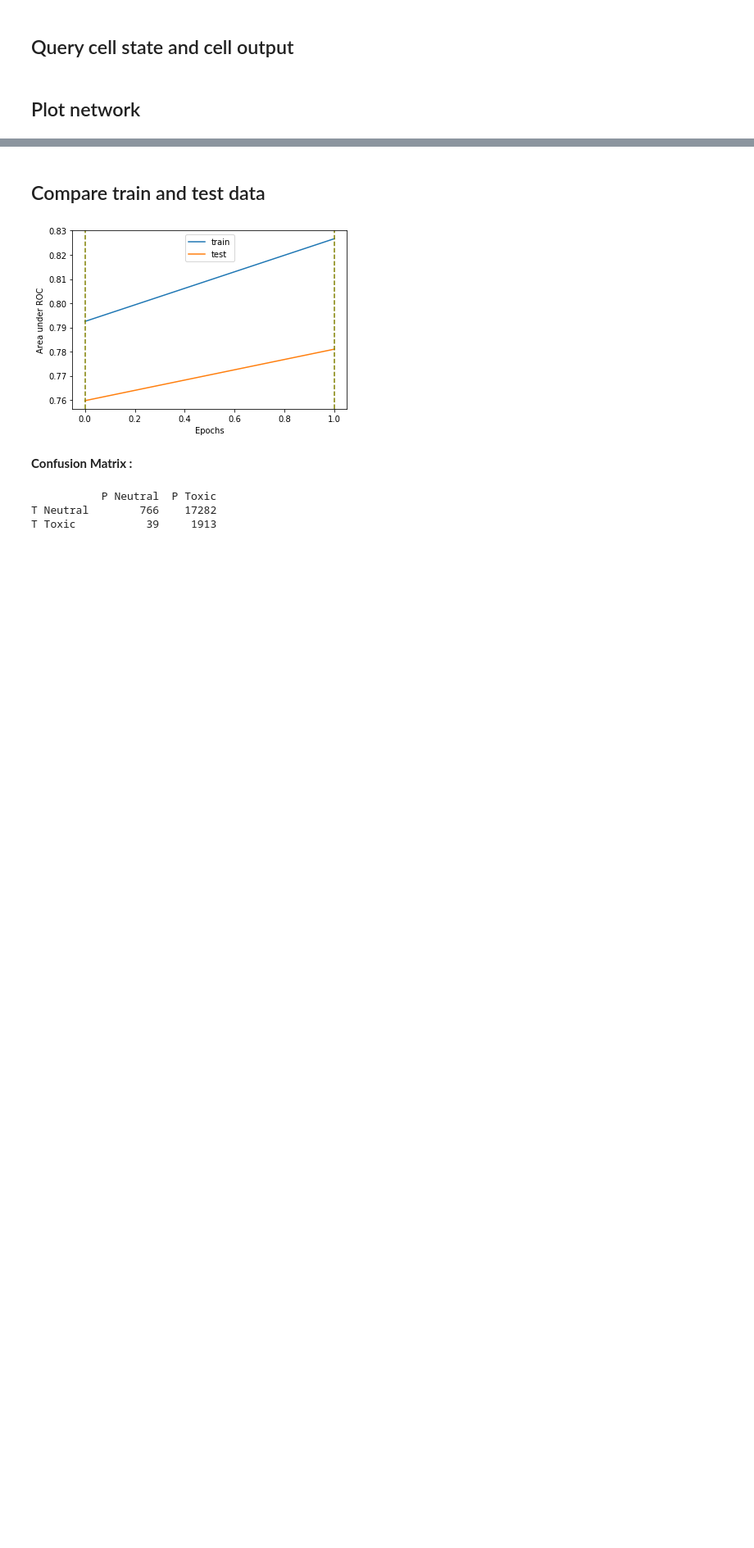
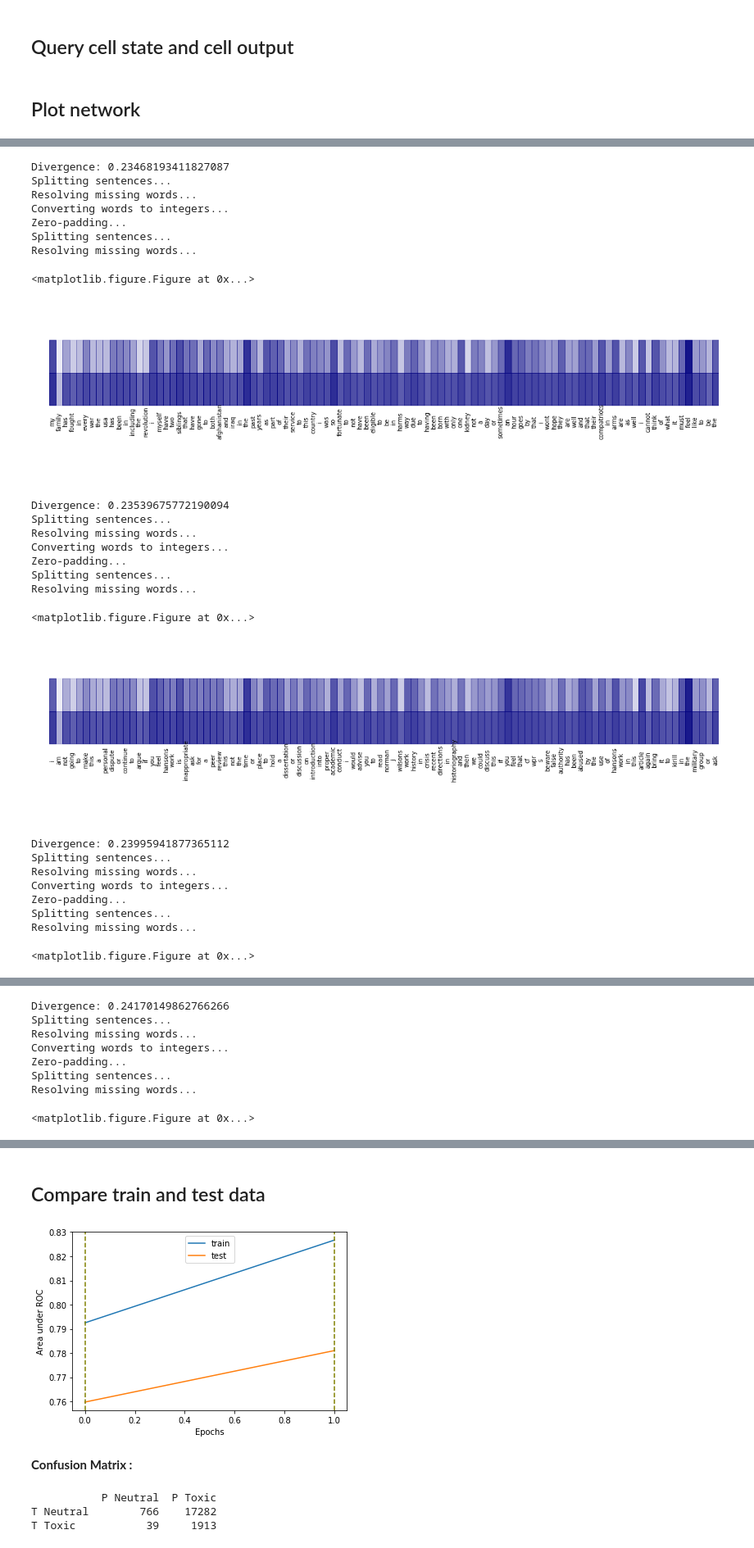
Before and after one commit to richwkc/Kaggle-Toxic-Comment-Classification-Challenge, a Jupyter notebook: codebase/visualize-rnn.ipynb, the cells around one changed output, grey strips where cells are left out. Shown at 82% size. Saved outputs shown, nothing was run; the diff lists cells and outputs as text; code cells hidden in the pictures; blank space fills up the shorter version.

```diff
--- a/codebase/visualize-rnn.ipynb
+++ b/codebase/visualize-rnn.ipynb
@@ -347,0 +343,31 @@ Zero-padding...
+# %%
+for (sentence, prediction) in worstPredictions:
+    print("Divergence: {}".format(prediction))
+    plotActivations(sentence)
+# %% [output]
+Divergence: 0.23468193411827087
+Splitting sentences...
+Resolving missing words...
+Converting words to integers...
+Zero-padding...
+Splitting sentences...
+Resolving missing words...
+<matplotlib.figure.Figure at 0x...>
+[figure, added]
+Divergence: 0.23539675772190094
+Splitting sentences...
+Resolving missing words...
+Converting words to integers...
+Zero-padding...
+Splitting sentences...
+Resolving missing words...
+<matplotlib.figure.Figure at 0x...>
+[figure, added]
+Divergence: 0.23995941877365112
+Splitting sentences...
+Resolving missing words...
+Converting words to integers...
+Zero-padding...
+Splitting sentences...
+Resolving missing words...
+<matplotlib.figure.Figure at 0x...>
@@ -347,0 +375,8 @@ Zero-padding...
+Divergence: 0.24170149862766266
+Splitting sentences...
+Resolving missing words...
+Converting words to integers...
+Zero-padding...
+Splitting sentences...
+Resolving missing words...
+<matplotlib.figure.Figure at 0x...>
```
Also changed, not shown: parts of 14 cells of this notebook.
